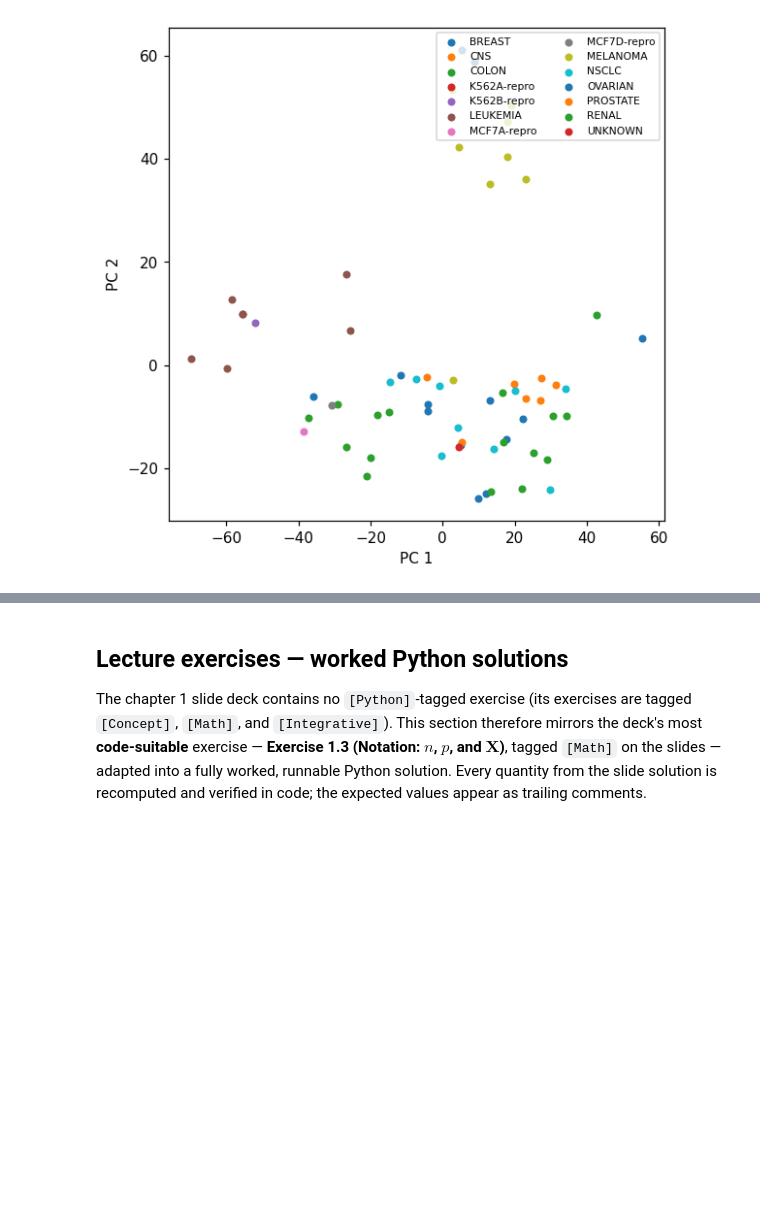
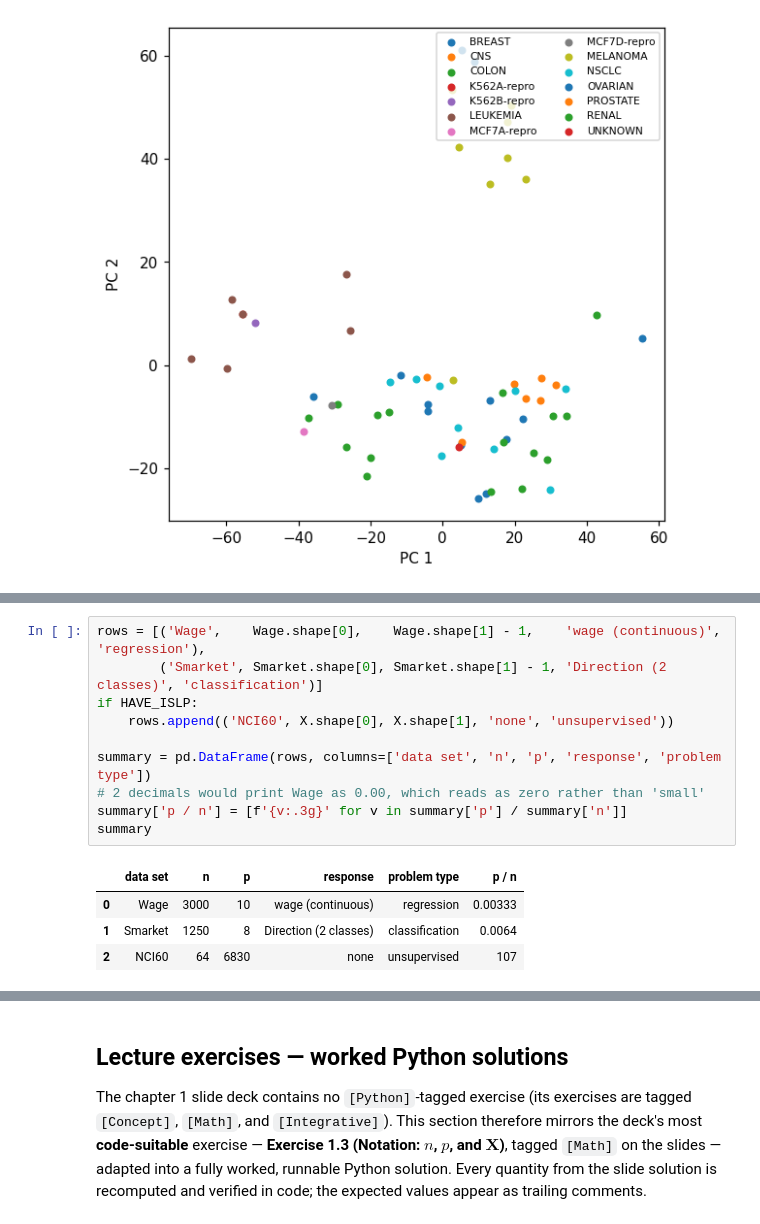
Before and after one commit to ChrisW09/Quantitative-Research-Methods, a Jupyter notebook: Chapters/chapter_01/chapter_01_lab.ipynb, the cells around one changed output, grey strips where cells are left out. Saved outputs shown, nothing was run; the diff lists cells and outputs as text; blank space fills up the shorter version.

```diff
--- a/Chapters/chapter_01/chapter_01_lab.ipynb
+++ b/Chapters/chapter_01/chapter_01_lab.ipynb
@@ -202,0 +219,15 @@ Cell lines of the same cancer type tend to cluster together — PCA recovered bi
+# %%
+rows = [('Wage',    Wage.shape[0],    Wage.shape[1] - 1,    'wage (continuous)', 'regression'),
+        ('Smarket', Smarket.shape[0], Smarket.shape[1] - 1, 'Direction (2 classes)', 'classification')]
+if HAVE_ISLP:
+    rows.append(('NCI60', X.shape[0], X.shape[1], 'none', 'unsupervised'))
+
+summary = pd.DataFrame(rows, columns=['data set', 'n', 'p', 'response', 'problem type'])
+# 2 decimals would print Wage as 0.00, which reads as zero rather than 'small'
+summary['p / n'] = [f'{v:.3g}' for v in summary['p'] / summary['n']]
+summary
+# %% [output]
+|  | data set | n | p | response | problem type | p / n |
+| 0 | Wage | 3000 | 10 | wage (continuous) | regression | 0.00333 |
+| 1 | Smarket | 1250 | 8 | Direction (2 classes) | classification | 0.0064 |
+| 2 | NCI60 | 64 | 6830 | none | unsupervised | 107 |
```
Also changed, not shown: parts of 10 cells of this notebook, 8 other files.
